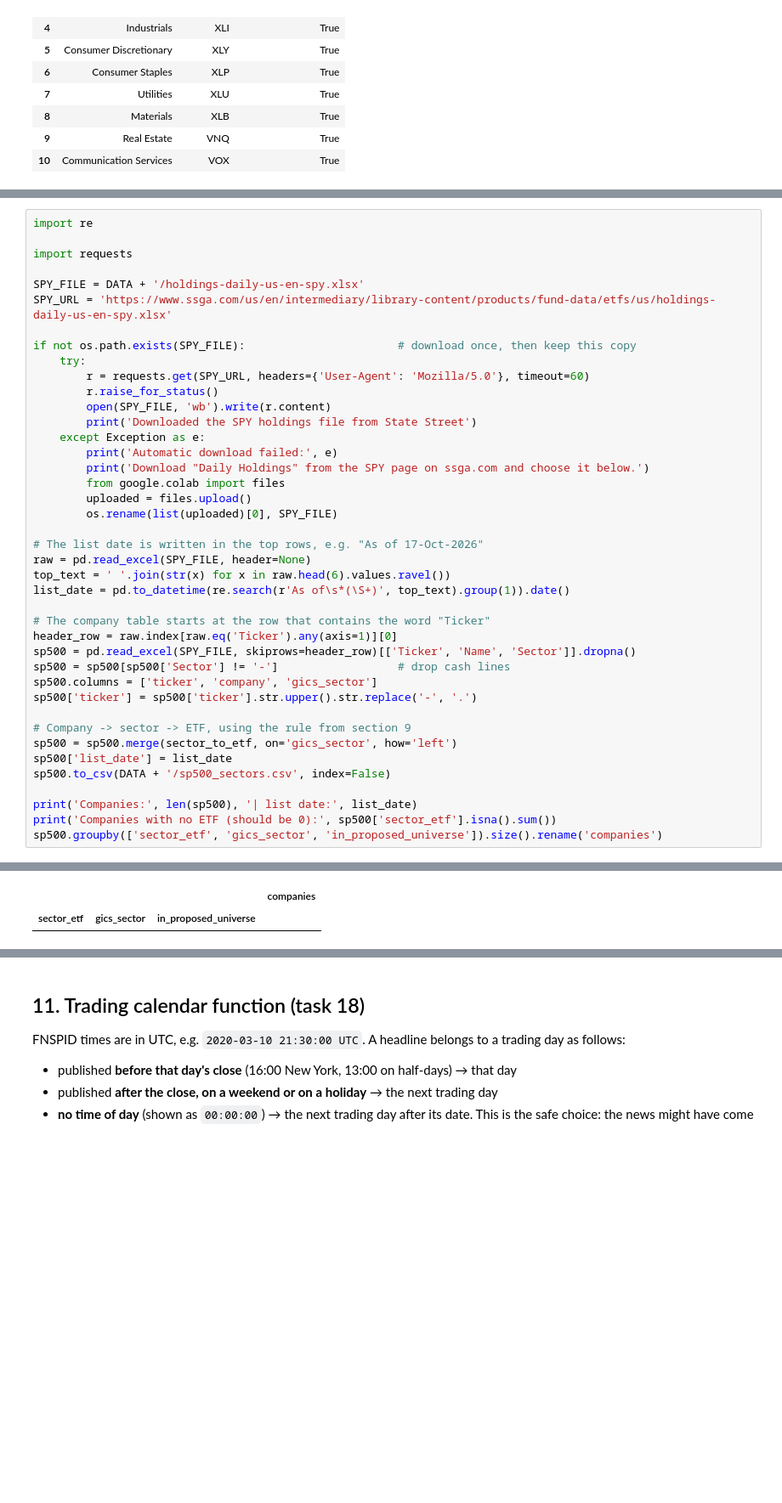
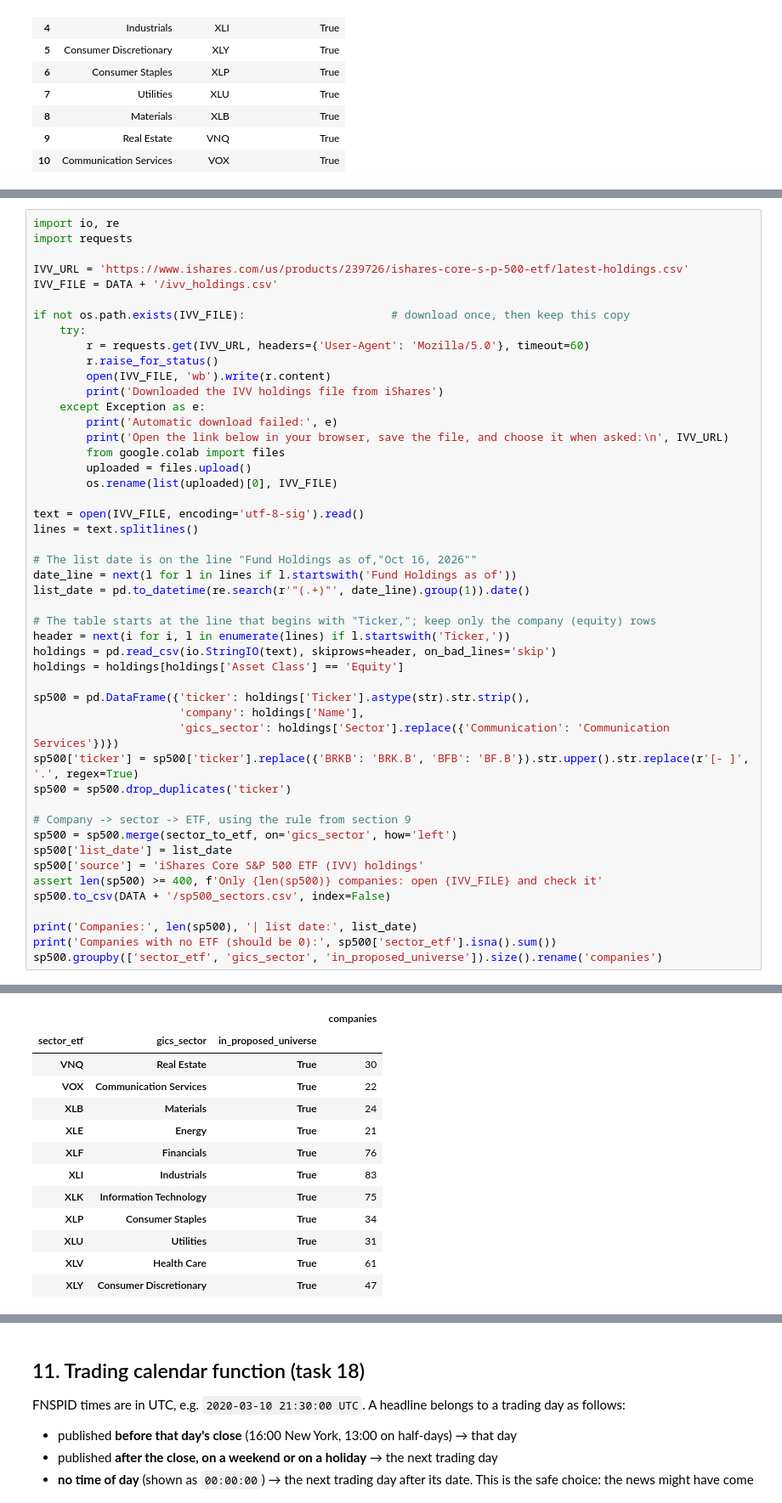
Before and after one commit to dora-lai/fyp-aspect-financial-news, a Jupyter notebook: Tier_C_ETF_Extraction.ipynb, the cells around one changed output, grey strips where cells are left out. Shown at 85% size. Cells and saved outputs as stored; diff of their text form; blank space fills up the shorter version.

```diff
--- a/Tier_C_ETF_Extraction.ipynb
+++ b/Tier_C_ETF_Extraction.ipynb
@@ -285,39 +291,46 @@ Reference: State Street Global Advisors (2026). *SPDR S&P 500 ETF Trust (SPY) da
 # %%
-import re
-
+import io, re
 import requests
 
-SPY_FILE = DATA + '/holdings-daily-us-en-spy.xlsx'
-SPY_URL = 'https://www.ssga.com/us/en/intermediary/library-content/products/fund-data/etfs/us/holdings-daily-us-en-spy.xlsx'
+IVV_URL = 'https://www.ishares.com/us/products/239726/ishares-core-s-p-500-etf/latest-holdings.csv'
+IVV_FILE = DATA + '/ivv_holdings.csv'
 
-if not os.path.exists(SPY_FILE):                       # download once, then keep this copy
+if not os.path.exists(IVV_FILE):                      # download once, then keep this copy
     try:
-        r = requests.get(SPY_URL, headers={'User-Agent': 'Mozilla/5.0'}, timeout=60)
+        r = requests.get(IVV_URL, headers={'User-Agent': 'Mozilla/5.0'}, timeout=60)
         r.raise_for_status()
-        open(SPY_FILE, 'wb').write(r.content)
-        print('Downloaded the SPY holdings file from State Street')
+        open(IVV_FILE, 'wb').write(r.content)
+        print('Downloaded the IVV holdings file from iShares')
     except Exception as e:
         print('Automatic download failed:', e)
-        print('Download "Daily Holdings" from the SPY page on ssga.com and choose it below.')
+        print('Open the link below in your browser, save the file, and choose it when asked:\n', IVV_URL)
         from google.colab import files
         uploaded = files.upload()
-        os.rename(list(uploaded)[0], SPY_FILE)
+        os.rename(list(uploaded)[0], IVV_FILE)
 
-# The list date is written in the top rows, e.g. "As of 17-Oct-2026"
-raw = pd.read_excel(SPY_FILE, header=None)
-top_text = ' '.join(str(x) for x in raw.head(6).values.ravel())
-list_date = pd.to_datetime(re.search(r'As of\s*(\S+)', top_text).group(1)).date()
+text = open(IVV_FILE, encoding='utf-8-sig').read()
+lines = text.splitlines()
 
-# The company table starts at the row that contains the word "Ticker"
-header_row = raw.index[raw.eq('Ticker').any(axis=1)][0]
-sp500 = pd.read_excel(SPY_FILE, skiprows=header_row)[['Ticker', 'Name', 'Sector']].dropna()
-sp500 = sp500[sp500['Sector'] != '-']                  # drop cash lines
-sp500.columns = ['ticker', 'company', 'gics_sector']
-sp500['ticker'] = sp500['ticker'].str.upper().str.replace('-', '.')
+# The list date is on the line "Fund Holdings as of,"Oct 16, 2026""
+date_line = next(l for l in lines if l.startswith('Fund Holdings as of'))
+list_date = pd.to_datetime(re.search(r'"(.+)"', date_line).group(1)).date()
+
+# The table starts at the line that begins with "Ticker,"; keep only the company (equity) rows
+header = next(i for i, l in enumerate(lines) if l.startswith('Ticker,'))
+holdings = pd.read_csv(io.StringIO(text), skiprows=header, on_bad_lines='skip')
+holdings = holdings[holdings['Asset Class'] == 'Equity']
+
+sp500 = pd.DataFrame({'ticker': holdings['Ticker'].astype(str).str.strip(),
+                      'company': holdings['Name'],
+                      'gics_sector': holdings['Sector'].replace({'Communication': 'Communication Services'})})
+sp500['ticker'] = sp500['ticker'].replace({'BRKB': 'BRK.B', 'BFB': 'BF.B'}).str.upper().str.replace(r'[- ]', '.', regex=True)
+sp500 = sp500.drop_duplicates('ticker')
 
 # Company -> sector -> ETF, using the rule from section 9
 sp500 = sp500.merge(sector_to_etf, on='gics_sector', how='left')
 sp500['list_date'] = list_date
+sp500['source'] = 'iShares Core S&P 500 ETF (IVV) holdings'
+assert len(sp500) >= 400, f'Only {len(sp500)} companies: open {IVV_FILE} and check it'
 sp500.to_csv(DATA + '/sp500_sectors.csv', index=False)
 
 print('Companies:', len(sp500), '| list date:', list_date)
@@ -329,6 +342,17 @@ Companies: 0 | list date: 2026-10-16
 Companies with no ETF (should be 0): 0
 |  |  |  | companies |
 | sector_etf | gics_sector | in_proposed_universe |  |
+| VNQ | Real Estate | True | 30 |
+| VOX | Communication Services | True | 22 |
+| XLB | Materials | True | 24 |
+| XLE | Energy | True | 21 |
+| XLF | Financials | True | 76 |
+| XLI | Industrials | True | 83 |
+| XLK | Information Technology | True | 75 |
+| XLP | Consumer Staples | True | 34 |
+| XLU | Utilities | True | 31 |
+| XLV | Health Care | True | 61 |
+| XLY | Consumer Discretionary | True | 47 |
 dtype: int64
 # %% [markdown]
 ## 11. Trading calendar function (task 18)
```
Also changed, not shown: parts of 7 cells of this notebook.
